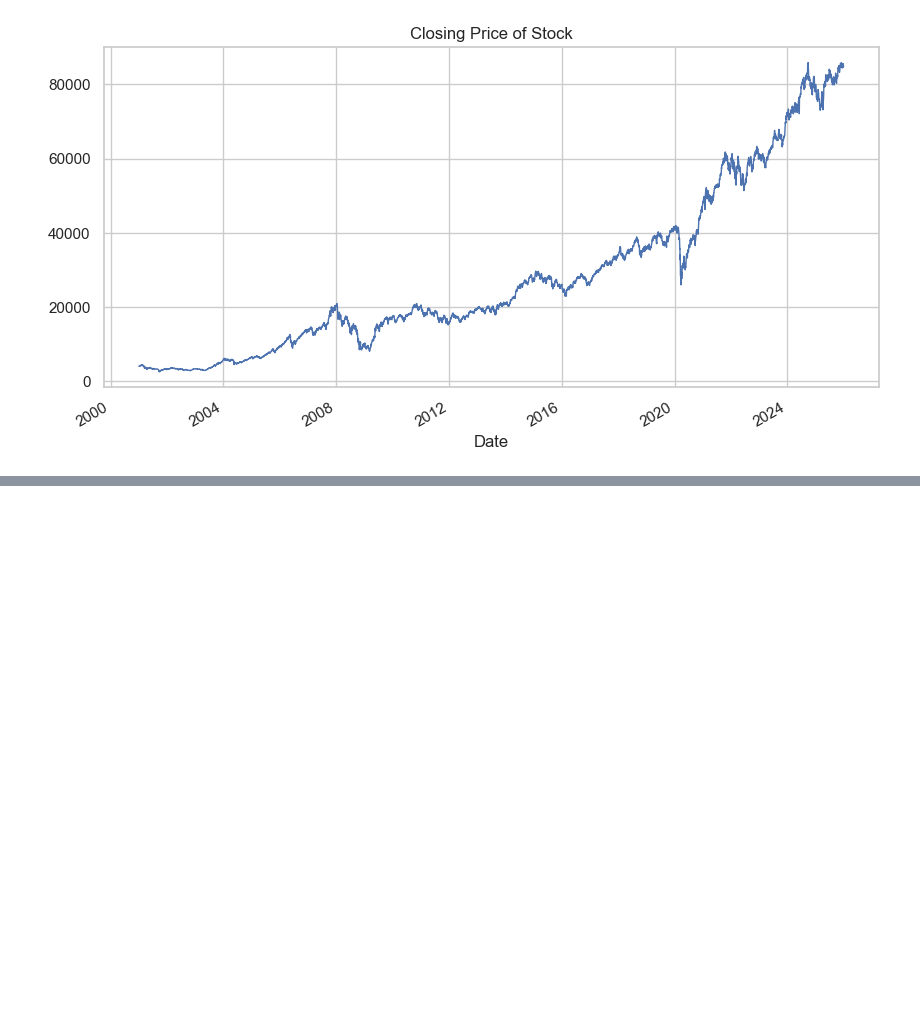
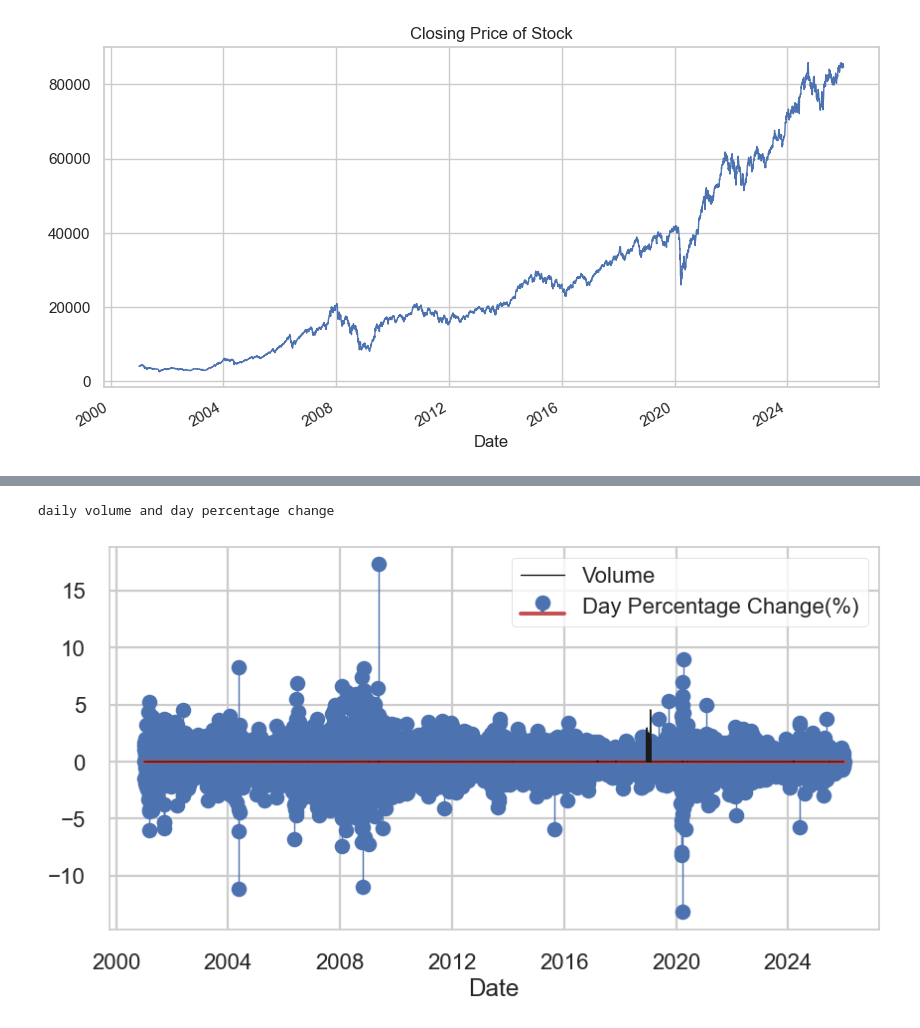
Before and after one commit to hossaintaufiq/StockPricePrediction, a Jupyter notebook: Stock_Price_Prediction.ipynb, the cells around one changed output, grey strips where cells are left out. Drawn from its saved outputs; the diff is of its cells as text; code cells hidden in the pictures; blank space fills up the shorter version.

```diff
--- a/Stock_Price_Prediction.ipynb
+++ b/Stock_Price_Prediction.ipynb
@@ -127,3 +127,6 @@ stock_ds.plot(
 plt.show()
 # %% [output]
 [figure]
+# %%
+stock_ds["Day_Percent_Change"]= stock_ds["Close"].pct_change().fillna(value=0)*100
+stock_ds.head()
@@ -129,0 +156,14 @@ plt.show()
+# %%
+print("daily volume and day percentage change")
+
+with plt.style.context(plt.style.available[23]):
+    plt.figure(figsize=(10,5))
+    markerline, stemlines,baseline= plt.stem(stock_ds.index, stock_ds.Day_Percent_Change, label="Day Percentage Change(%)")
+    plt.setp(stemlines,'linewidth',1)
+    plt.plot(stock_ds.index, stock_ds["Volume"].values/7000000, color='k', linewidth=1, label="Volume")
+    plt.xlabel("Date")
+    plt.legend()
+    plt.show()
+# %% [output]
+daily volume and day percentage change
+[figure, added]
```
Also changed, not shown: parts of 3 cells of this notebook.
